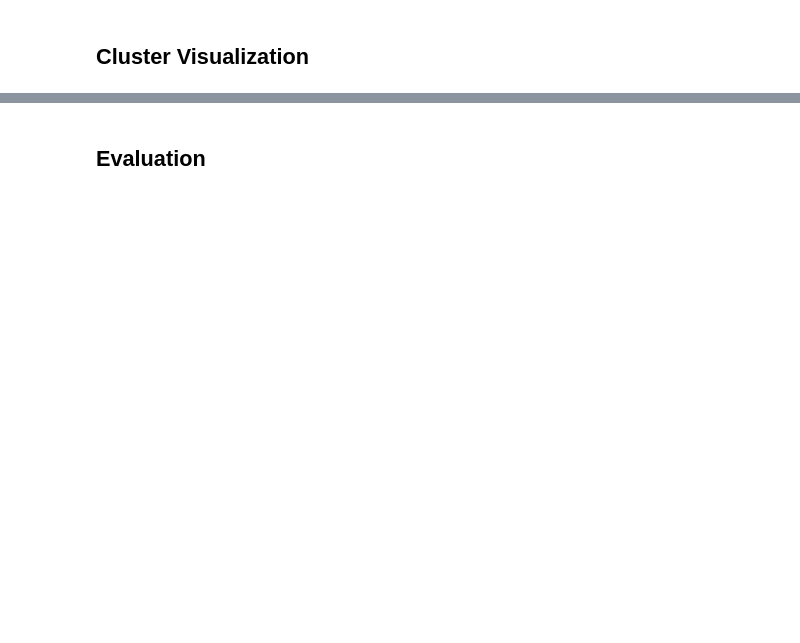
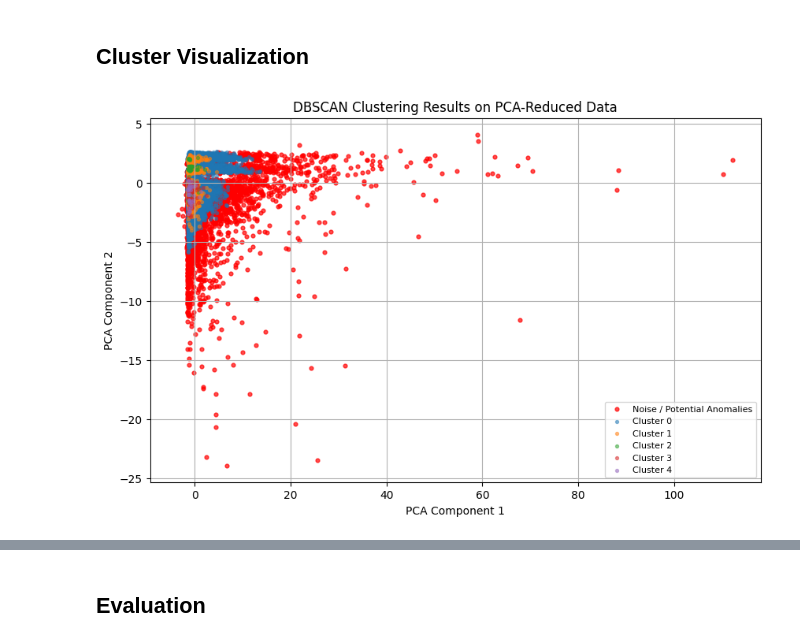
Before and after one commit to DOHA-BASEM3/FINAL-PROJECT, a Jupyter notebook: Ghena_Preprocessing_PCA_tSNE.ipynb, the cells around one changed output, grey strips where cells are left out. Cells and saved outputs as stored; diff of their text form; code cells hidden in the pictures; blank space fills up the shorter version.

```diff
--- a/Ghena_Preprocessing_PCA_tSNE.ipynb
+++ b/Ghena_Preprocessing_PCA_tSNE.ipynb
@@ -754,34 +790,45 @@ Silhouette score: -0.0052
 # %% [markdown]
 ## Cluster Visualization
 # %%
-# Visualizing DBSCAN clustering results
-# with different colors for clusters and red for noise points
-import matplotlib.pyplot as plt
-import numpy as np
+# ===============================
+# DBSCAN Cluster Visualization
+# ===============================
 
-plt.figure(figsize=(12, 7))
-unique_labels = np.unique(best_labels)
+# Visualize DBSCAN clustering results on PCA-reduced data.
+# Noise points are shown in red, while clusters are shown in different colors.
+
+plt.figure(figsize=(10, 6))
+
+unique_labels = np.unique(labels_pca)
+
 for label in unique_labels:
+    mask = labels_pca == label
 
-    # Noise points
     if label == -1:
-        color = 'red'
-        label_name = 'Noise'
+        color = "red"
+        label_name = "Noise / Potential Anomalies"
+        point_size = 12
+        alpha_value = 0.7
     else:
-        color = plt.cm.tab20(label % 20)
-        label_name = f'Cluster {label}'
+        color = plt.cm.tab10(label % 10)
+        label_name = f"Cluster {label}"
+        point_size = 8
+        alpha_value = 0.5
+
     plt.scatter(
-        X_sample[best_labels == label, 0],
-        X_sample[best_labels == label, 1],
+        X_pca_final[mask, 0],
+        X_pca_final[mask, 1],
         c=[color],
-        s=10,
-        alpha=0.6,
-        label=label_name )
-plt.title("DBSCAN Clustering on PCA-Transformed Data")
+        s=point_size,
+        alpha=alpha_value,
+        label=label_name
+    )
+
+plt.title("DBSCAN Clustering Results on PCA-Reduced Data")
 plt.xlabel("PCA Component 1")
 plt.ylabel("PCA Component 2")
-
-plt.legend(loc='best', fontsize=8)
+plt.legend(loc="best", fontsize=8)
 plt.grid(True)
-
 plt.show()
+# %% [output]
+[figure, added]
```
Also changed, not shown: parts of 22 cells of this notebook.
